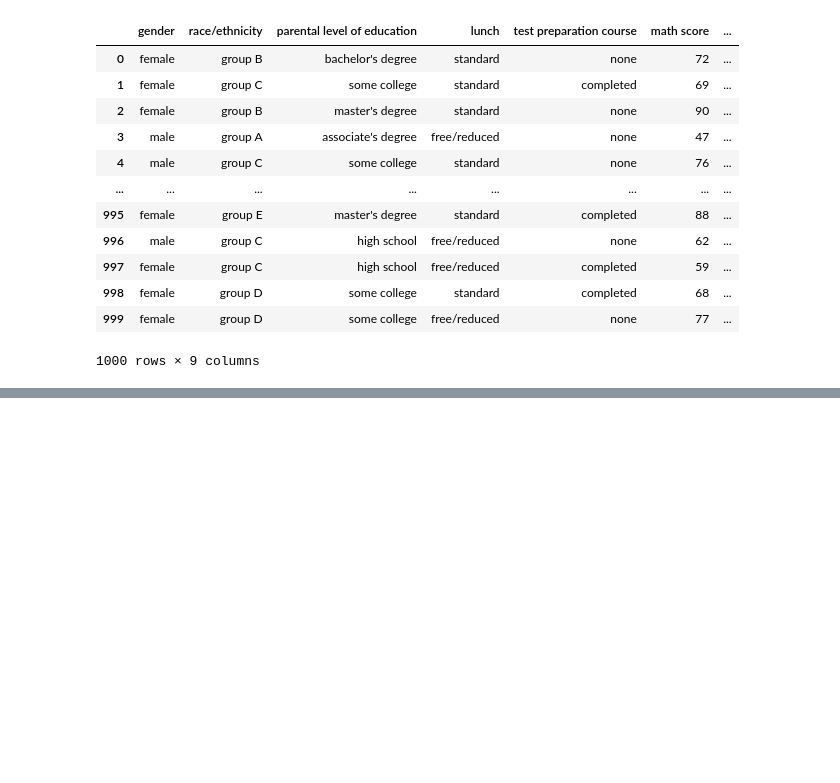
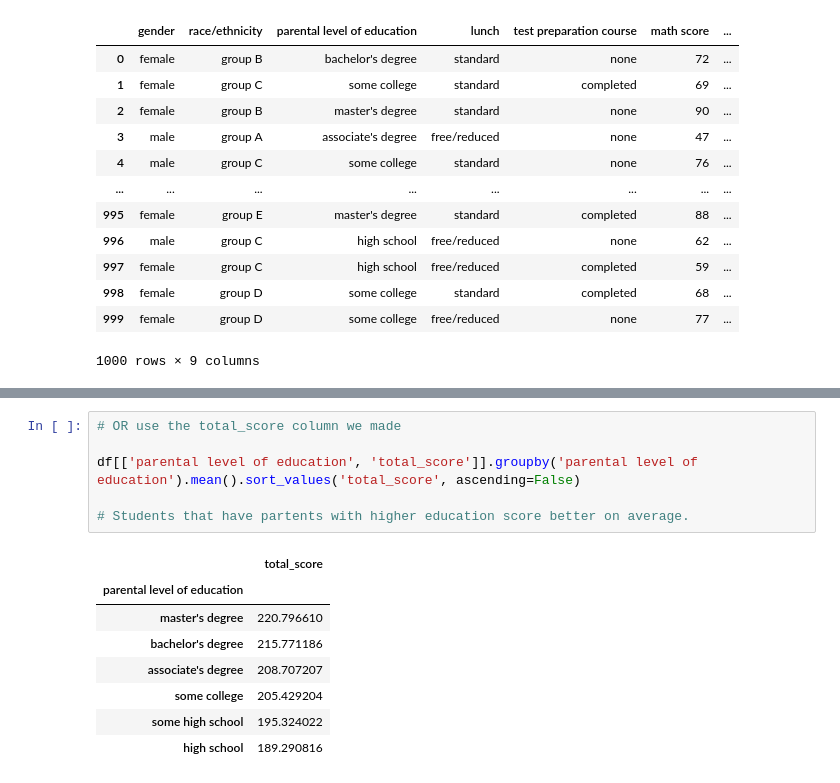
Before and after one commit to Luis-Martinez1/Python-for-Data-Analysis, a Jupyter notebook: Project_2-3_Luis_Martinez.ipynb, the cells around one changed output, grey strips where cells are left out. Drawn from its saved outputs; the diff is of its cells as text; blank space fills up the shorter version.

```diff
--- a/Project_2-3_Luis_Martinez.ipynb
+++ b/Project_2-3_Luis_Martinez.ipynb
@@ -226,3 +226,18 @@ df.groupby('parental level of education')[['math score', 'reading score', 'writi
 | some college | 67.128319 | 69.460177 | 68.840708 |
 | some high school | 63.497207 | 66.938547 | 64.888268 |
 | high school | 62.137755 | 64.704082 | 62.448980 |
+# %%
+# OR use the total_score column we made
+
+df[['parental level of education', 'total_score']].groupby('parental level of education').mean().sort_values('total_score', ascending=False)
+
+# Students that have partents with higher education score better on average.
+# %% [output]
+|  | total_score |
+| parental level of education |  |
+| master's degree | 220.796610 |
+| bachelor's degree | 215.771186 |
+| associate's degree | 208.707207 |
+| some college | 205.429204 |
+| some high school | 195.324022 |
+| high school | 189.290816 |
```
Also changed, not shown: parts of 3 cells of this notebook.
